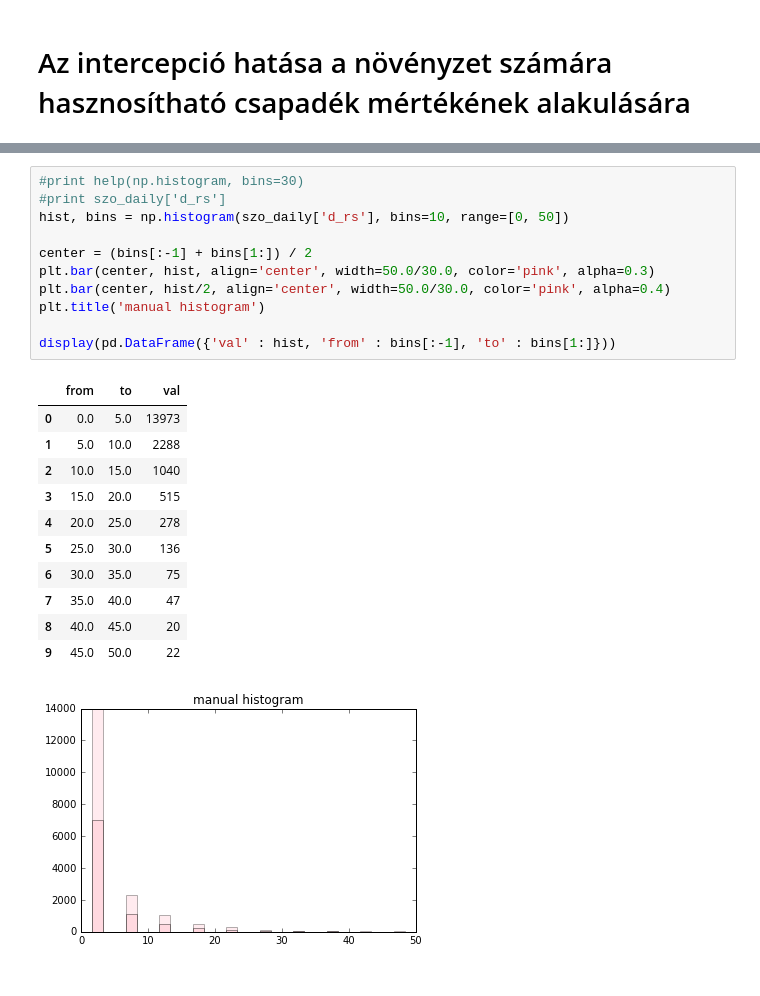
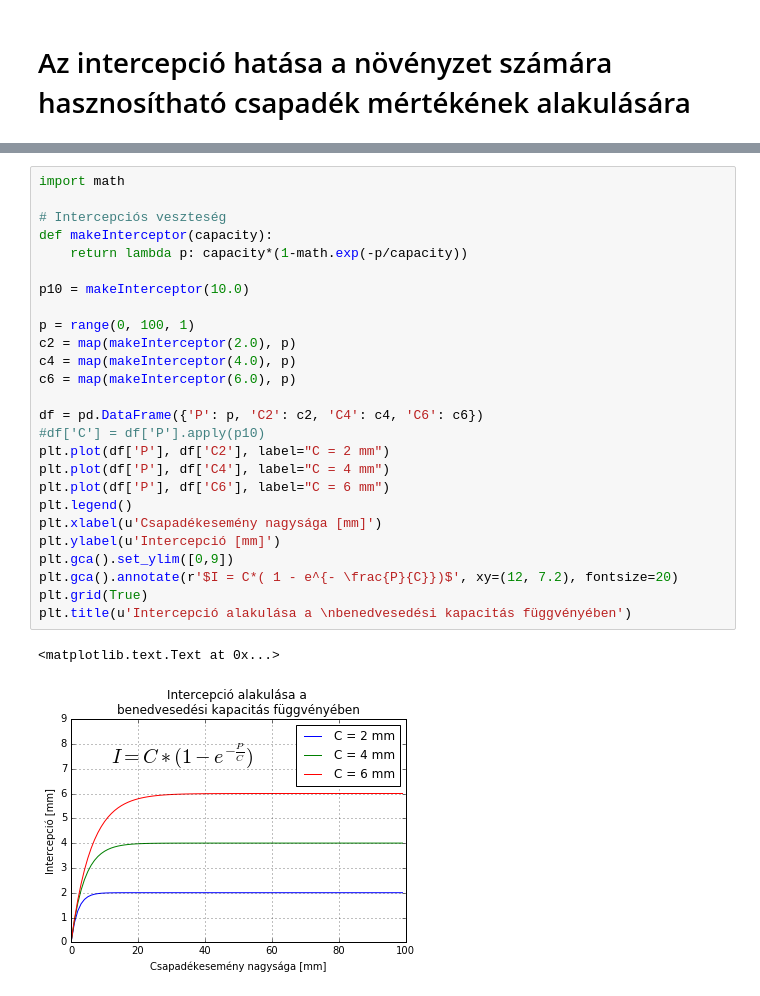
Before and after one commit to jsheperd/forest_water, a Jupyter notebook: interception.ipynb, the cells around one changed output, grey strips where cells are left out. Saved outputs shown, nothing was run; the diff lists cells and outputs as text.

```diff
--- a/interception.ipynb
+++ b/interception.ipynb
@@ -91,26 +147,31 @@ plt.xlabel(u'Esemény csapadékméret [mm]')
 <matplotlib.text.Text at 0x...>
 [figure]
-# %%
-#print help(np.histogram, bins=30)
-#print szo_daily['d_rs']
-hist, bins = np.histogram(szo_daily['d_rs'], bins=10, range=[0, 50])
-
-center = (bins[:-1] + bins[1:]) / 2
-plt.bar(center, hist, align='center', width=50.0/30.0, color='pink', alpha=0.3)
-plt.bar(center, hist/2, align='center', width=50.0/30.0, color='pink', alpha=0.4)
-plt.title('manual histogram')
-
-display(pd.DataFrame({'val' : hist, 'from' : bins[:-1], 'to' : bins[1:]}))
-# %% [output]
-|  | from | to | val |
-| 0 | 0.0 | 5.0 | 13973 |
-| 1 | 5.0 | 10.0 | 2288 |
-| 2 | 10.0 | 15.0 | 1040 |
-| 3 | 15.0 | 20.0 | 515 |
-| 4 | 20.0 | 25.0 | 278 |
-| 5 | 25.0 | 30.0 | 136 |
-| 6 | 30.0 | 35.0 | 75 |
-| 7 | 35.0 | 40.0 | 47 |
-| 8 | 40.0 | 45.0 | 20 |
-| 9 | 45.0 | 50.0 | 22 |
-[figure, removed]
+# %%
+import math
+
+# Intercepciós veszteség
+def makeInterceptor(capacity):
+    return lambda p: capacity*(1-math.exp(-p/capacity))
+
+p10 = makeInterceptor(10.0)
+
+p = range(0, 100, 1)
+c2 = map(makeInterceptor(2.0), p)
+c4 = map(makeInterceptor(4.0), p)
+c6 = map(makeInterceptor(6.0), p)
+
+df = pd.DataFrame({'P': p, 'C2': c2, 'C4': c4, 'C6': c6})
+#df['C'] = df['P'].apply(p10)
+plt.plot(df['P'], df['C2'], label="C = 2 mm")
+plt.plot(df['P'], df['C4'], label="C = 4 mm")
+plt.plot(df['P'], df['C6'], label="C = 6 mm")
+plt.legend()
+plt.xlabel(u'Csapadékesemény nagysága [mm]')
+plt.ylabel(u'Intercepció [mm]')
+plt.gca().set_ylim([0,9])
+plt.gca().annotate(r'$I = C*( 1 - e^{- \frac{P}{C}})$', xy=(12, 7.2), fontsize=20)
+plt.grid(True)
+plt.title(u'Intercepció alakulása a \nbenedvesedési kapacitás függvényében')
+# %% [output]
+<matplotlib.text.Text at 0x...>
+[figure, added]
```
Also changed, not shown: parts of 3 cells of this notebook.
